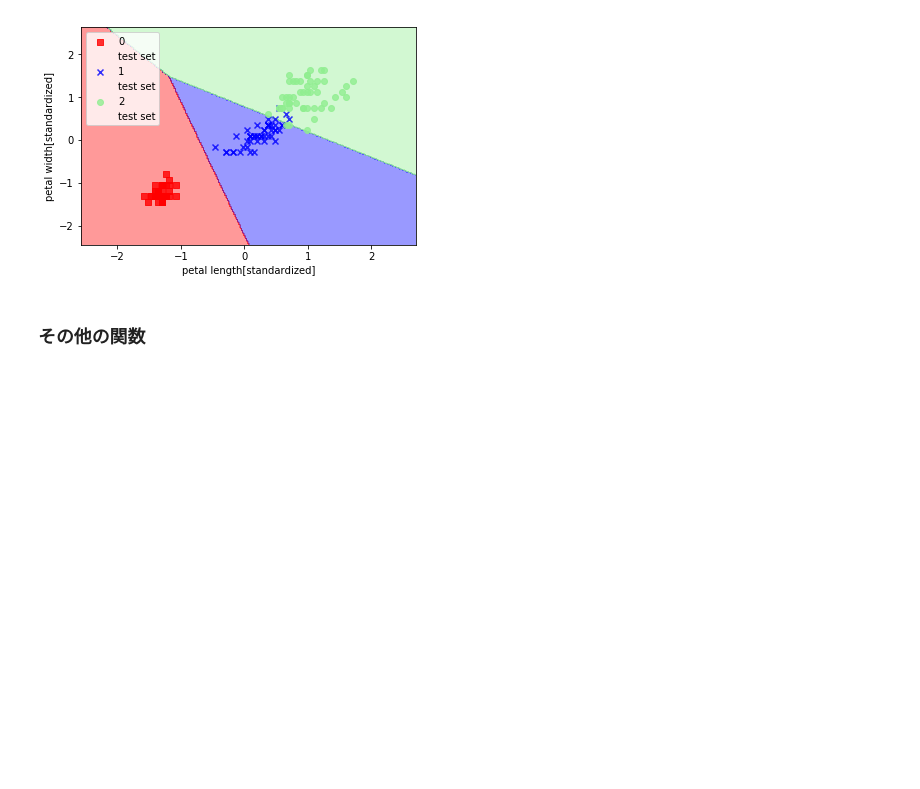
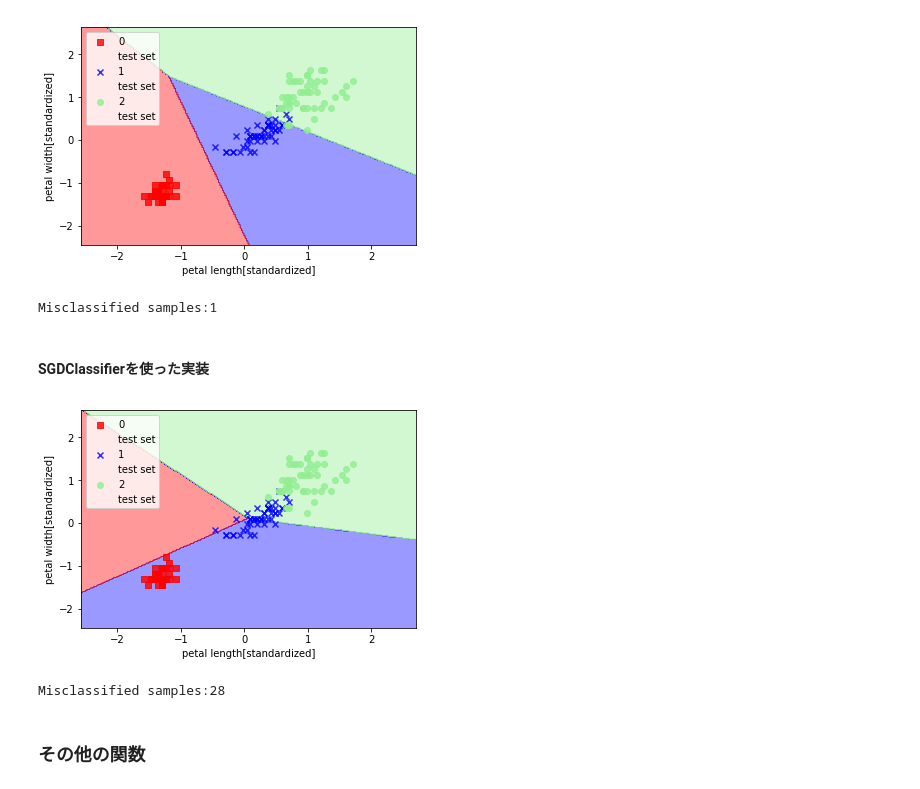
Before and after one commit to takahashi-ei/python_machine_learning, a Jupyter notebook: logisticRegression/LogisticRegression.ipynb, the cells around one changed output. Cells and saved outputs as stored; diff of their text form; code cells hidden in the pictures; blank space fills up the shorter version.

```diff
--- a/logisticRegression/LogisticRegression.ipynb
+++ b/logisticRegression/LogisticRegression.ipynb
@@ -104,6 +111,35 @@ plt.legend(loc='upper left')
 plt.show()
 # %% [output]
 [figure]
+# %%
+y_pred = lr.predict(X_test_std)
+print('Misclassified samples:%d' % (y_test != y_pred).sum())
+# %% [output]
+Misclassified samples:1
+# %% [markdown]
+#### SGDClassifierを使った実装
+# %%
+from sklearn.linear_model import SGDClassifier
+#確率降下法バージョンのロジスティック回帰を生成
+sgd_lr = SGDClassifier(loss='log')
+#トレーニングデータをモデルに適合させる
+sgd_lr.fit(X_train_std,y_train)
+#決定境界をプロット
+plot_decision_regions(X_combined_std,y_combined,classifier=sgd_lr,test_idx=range(105,150))
+#軸のラベルを設定
+plt.xlabel('petal length[standardized]')
+plt.ylabel('petal width[standardized]')
+#凡例を設定
+plt.legend(loc='upper left')
+#グラフを表示
+plt.show()
+# %% [output]
+[figure, added]
+# %%
+y_pred = sgd_lr.predict(X_test_std)
+print('Misclassified samples:%d' % (y_test != y_pred).sum())
+# %% [output]
+Misclassified samples:28
 # %% [markdown]
 ### その他の関数
 # %%
```
Also changed, not shown: parts of 4 cells of this notebook, 11 other files.
